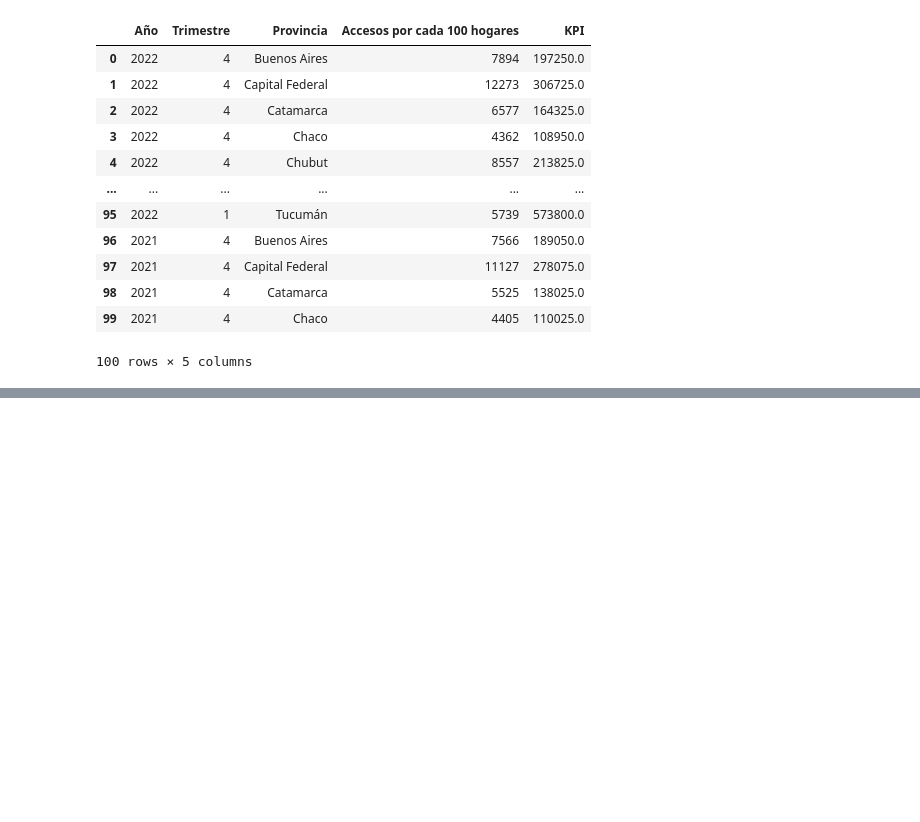
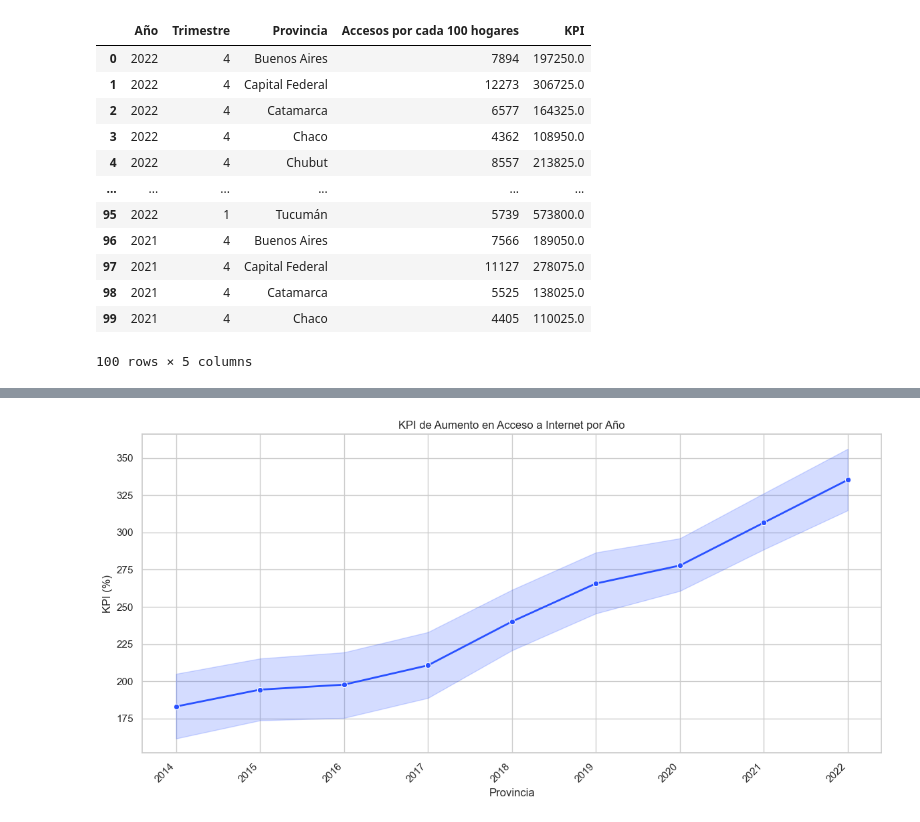
Before and after one commit to Chinaskidev/VecinoNet_Proyecto, a Jupyter notebook: tele_ENACOM_EDA.ipynb, the cells around one changed output, grey strips where cells are left out. Saved outputs shown, nothing was run; the diff lists cells and outputs as text; code cells hidden in the pictures; blank space fills up the shorter version.

```diff
--- a/tele_ENACOM_EDA.ipynb
+++ b/tele_ENACOM_EDA.ipynb
@@ -705,0 +739,15 @@ plt.show()
+# %%
+# Configuro el estilo
+sns.set(style="whitegrid")
+
+# Graficar el KPI
+plt.figure(figsize=(12, 6))
+sns.lineplot(x='Año', y='KPI', data=df5, marker='o', color='#2951FF', linewidth=2)
+plt.xlabel('Provincia')
+plt.ylabel('KPI (%)')
+plt.title('KPI de Aumento en Acceso a Internet por Año')
+plt.xticks(rotation=45, ha='right')  # Rotar las etiquetas del eje x para mayor legibilidad
+plt.tight_layout()  # Ajustar el diseño para evitar cortar las etiquetas
+plt.show()
+# %% [output]
+[figure, added]
```
Also changed, not shown: parts of 8 cells of this notebook.
